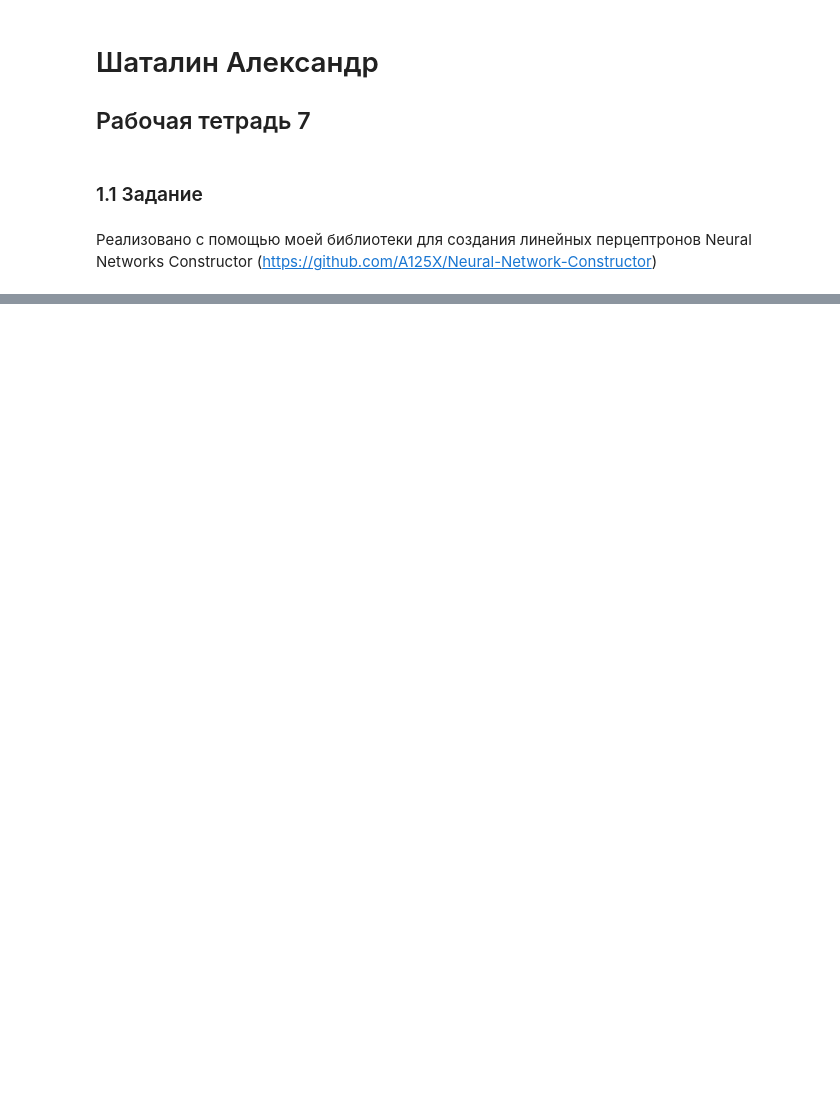
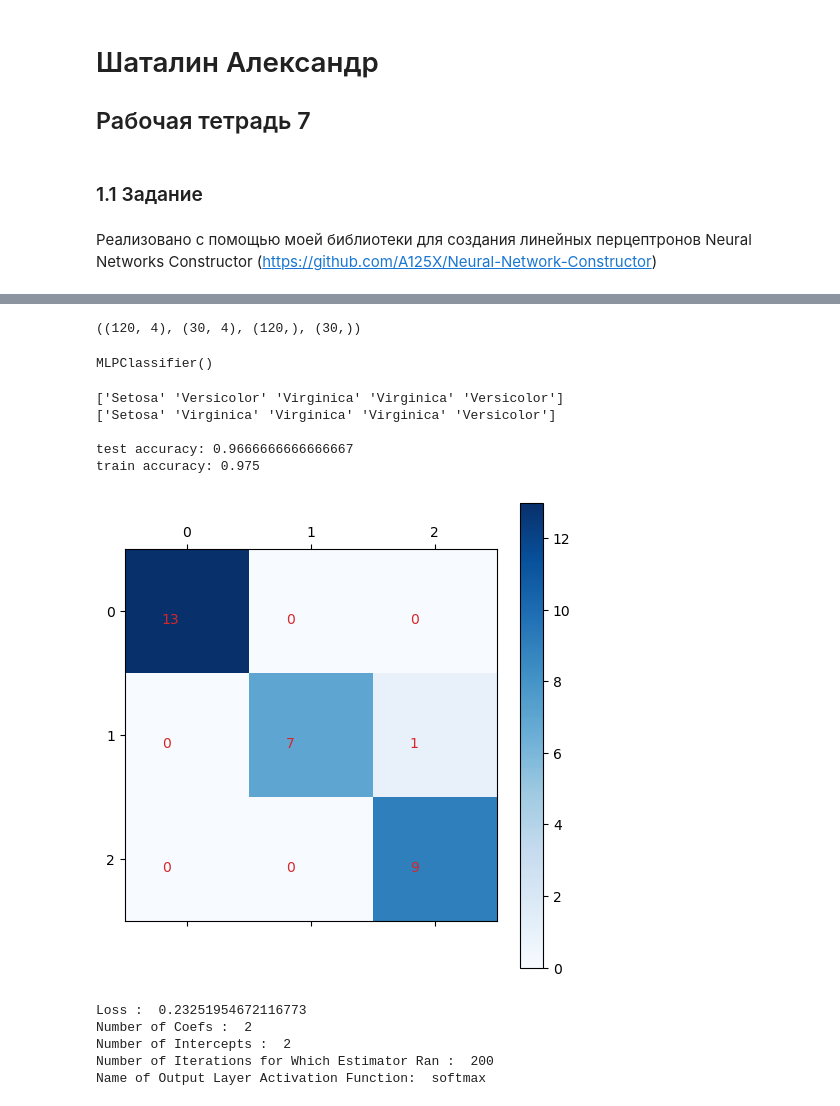
Before and after one commit to a125x/AI-notebooks, a Jupyter notebook: 7.ipynb, the cells around one changed output, grey strips where cells are left out. Drawn from its saved outputs; the diff is of its cells as text; code cells hidden in the pictures; blank space fills up the shorter version.

```diff
--- a/7.ipynb
+++ b/7.ipynb
@@ -87,0 +111,3 @@ Cross-entropy before clearing: 38.15917368211039
+# %%
+iris_df = pd.read_csv('iris.csv')
+iris_df.head()
@@ -87,0 +121,11 @@ Cross-entropy before clearing: 38.15917368211039
+# %%
+from sklearn.model_selection import train_test_split
+
+x_train, x_test, y_train, y_test = train_test_split(
+    iris_df.iloc[:, :-1].values,
+    iris_df.iloc[:, -1].values,
+    train_size=0.8,
+    test_size=0.2
+    )
+
+x_train[:5], y_train[:5]
@@ -87,0 +140,53 @@ Cross-entropy before clearing: 38.15917368211039
+# %%
+x_train.shape, x_test.shape, y_train.shape, y_test.shape
+# %% [output]
+((120, 4), (30, 4), (120,), (30,))
+# %%
+from sklearn.neural_network import MLPClassifier
+
+mlp_classifier = MLPClassifier()
+mlp_classifier.fit(x_train, y_train)
+# %% [output]
+MLPClassifier()
+# %%
+y_preds = mlp_classifier.predict(x_test)
+
+print(y_test[:5])
+print(y_preds[:5])
+print()
+print(f'test accuracy: {mlp_classifier.score(x_test, y_test)}')
+print(f'train accuracy: {mlp_classifier.score(x_train, y_train)}')
+# %% [output]
+['Setosa' 'Versicolor' 'Virginica' 'Virginica' 'Versicolor']
+['Setosa' 'Virginica' 'Virginica' 'Virginica' 'Versicolor']
+
+test accuracy: 0.9666666666666667
+train accuracy: 0.975
+# %%
+from sklearn.metrics import confusion_matrix
+import matplotlib.pyplot as plt
+
+conf_mat = confusion_matrix(y_test, y_preds)
+fig = plt.figure(figsize=(6,6))
+
+plt.matshow(conf_mat, cmap=plt.cm.Blues, fignum=1)
+plt.yticks(range(3), range (3))
+plt.xticks(range(3), range (3))
+plt.colorbar ();
+for i in range(3):
+    for j in range(3):
+        plt.text(i-0.2,j+0.1, str(conf_mat[j, i]), color='tab:red')
+# %% [output]
+[figure, added]
+# %%
+print("Loss : ", mlp_classifier.loss_)
+print("Number of Coefs : " , len (mlp_classifier.coefs_))
+print("Number of Intercepts : ", len (mlp_classifier.intercepts_))
+print("Number of Iterations for Which Estimator Ran : ", mlp_classifier.n_iter_)
+print("Name of Output Layer Activation Function: ", mlp_classifier.out_activation_)
+# %% [output]
+Loss :  0.23251954672116773
+Number of Coefs :  2
+Number of Intercepts :  2
+Number of Iterations for Which Estimator Ran :  200
+Name of Output Layer Activation Function:  softmax
```
Also changed, not shown: parts of 14 cells of this notebook, 2 other files.
